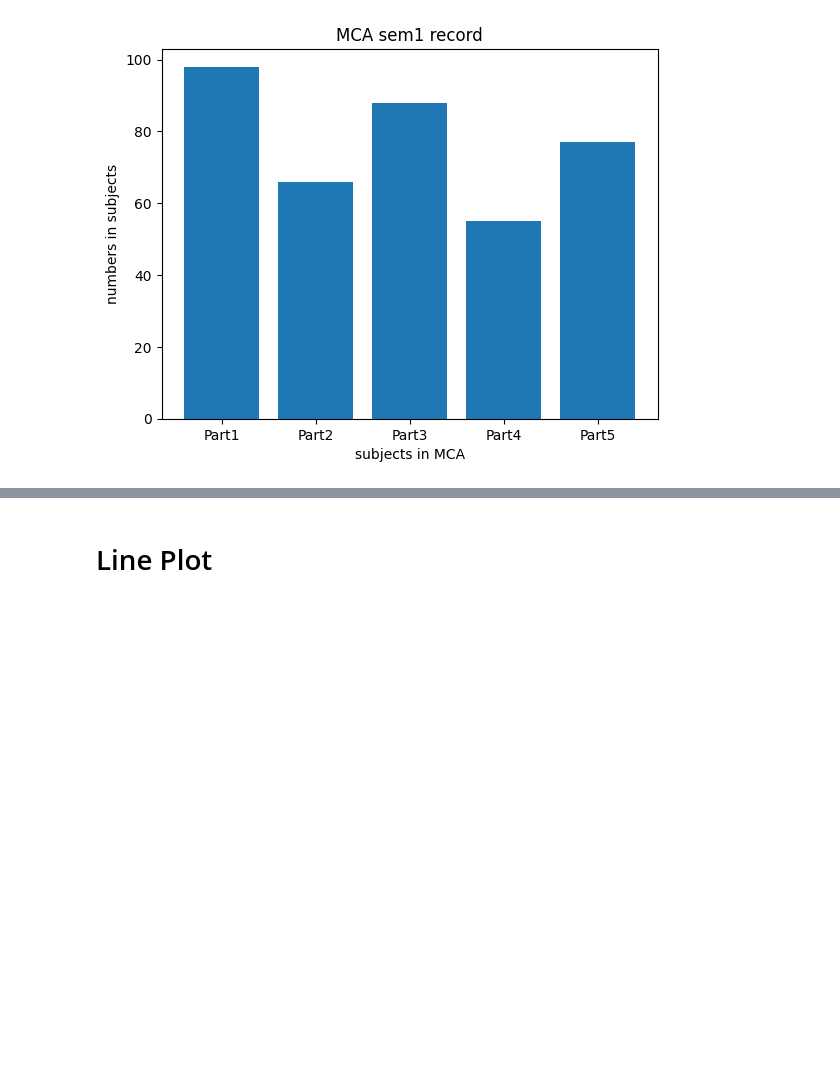
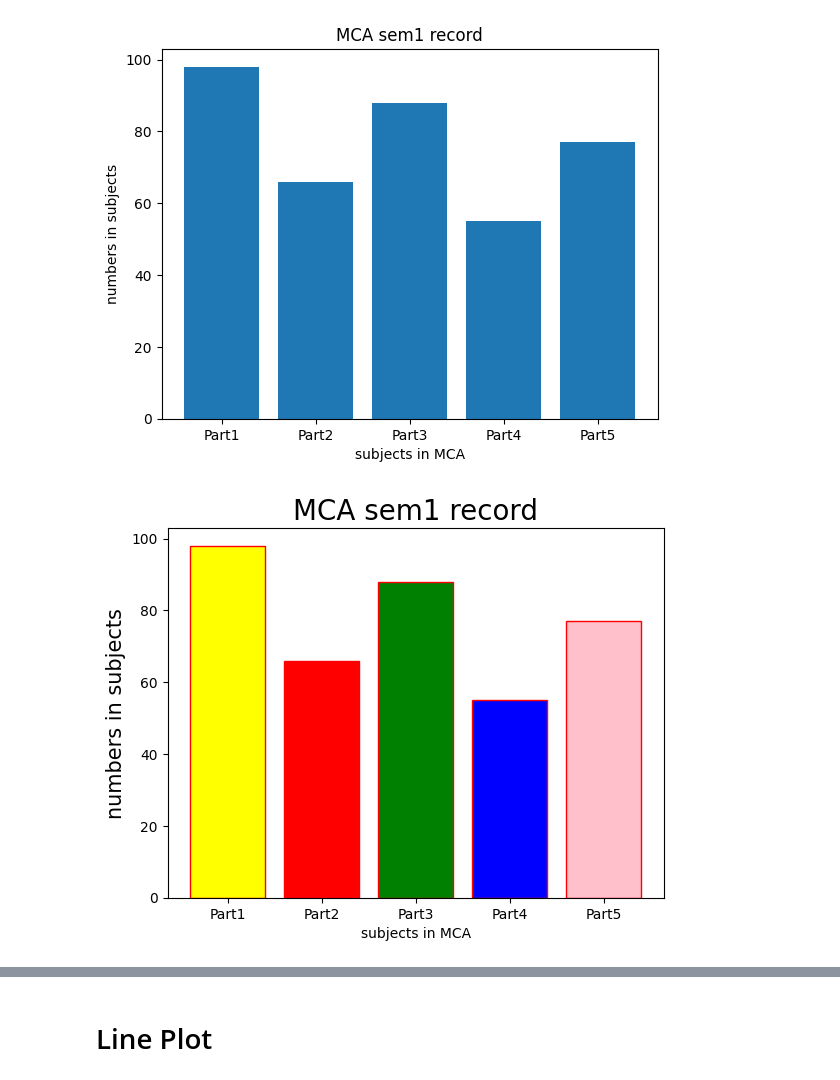
Before and after one commit to prasenjit1113/py_data_analysis, a Jupyter notebook: 4_py_MATPLOTLIB.ipynb, the cells around one changed output, grey strips where cells are left out. Saved outputs shown, nothing was run; the diff lists cells and outputs as text; code cells hidden in the pictures; blank space fills up the shorter version.

```diff
--- a/4_py_MATPLOTLIB.ipynb
+++ b/4_py_MATPLOTLIB.ipynb
@@ -16,14 +18,16 @@ plt.show()
 # %%
 y = [98,66,88,55,77]
 x = ["Part1","Part2","Part3","Part4","Part5"]
 
 colors = ["yellow","red","green","blue","pink"]
 
-plt.bar(x,y, color=colors , edgecolor="black")    #color="red"  ,  edgecolor="black"
+plt.bar(x,y, color=colors , edgecolor="red")    #color="red"  ,  edgecolor="black"
 plt.xlabel("subjects in MCA" , fontsize = 10)
 plt.ylabel("numbers in subjects" , fontsize = 15)  #fontsize is used to change font size
 plt.title("MCA sem1 record" , fontsize = 20)
 plt.show()
+# %% [output]
+[figure, added]
 # %%
 import pandas as pd
 import matplotlib.pyplot as plt
```
Also changed, not shown: parts of 27 cells of this notebook, 3 other files.
